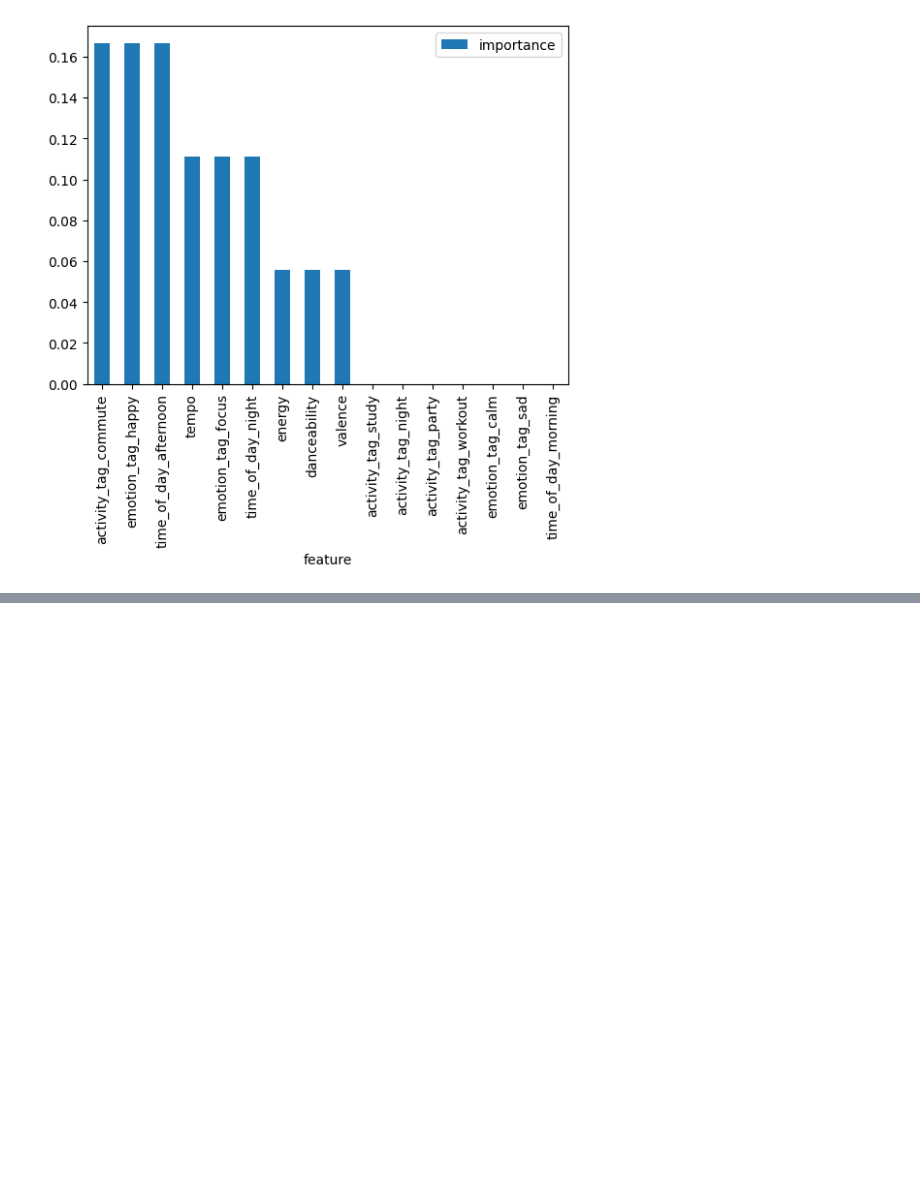
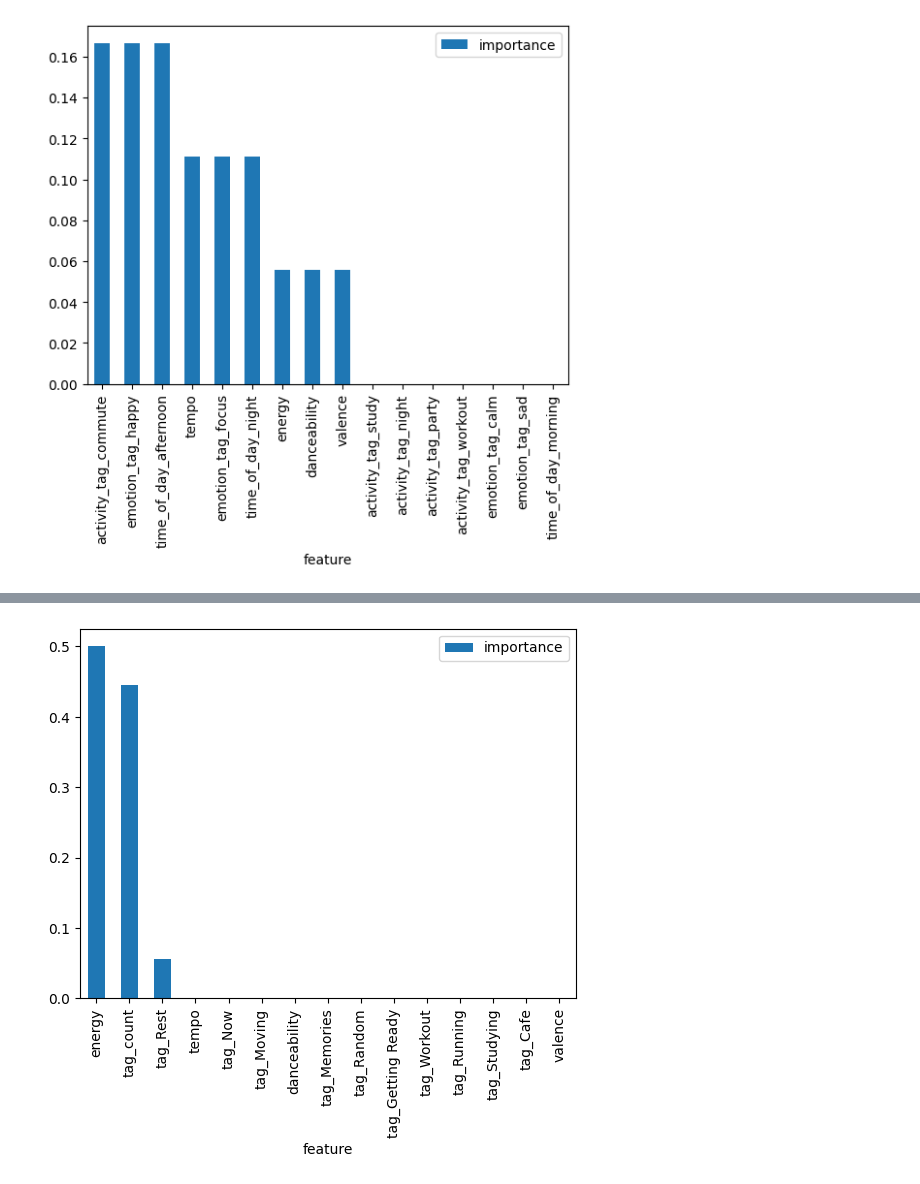
Before and after one commit to jneey2000/ML, a Jupyter notebook: music-context-ml/notebooks/EDA.ipynb, the cells around one changed output, grey strips where cells are left out. Cells and saved outputs as stored; diff of their text form; code cells hidden in the pictures; blank space fills up the shorter version.

Commit message:
DAY 4,add MUGIP context-tag features and engagement prediction

```diff
--- a/music-context-ml/notebooks/EDA.ipynb
+++ b/music-context-ml/notebooks/EDA.ipynb
@@ -293,0 +327,3 @@ plt.show()
+# %%
+df = pd.read_csv("../data/sample_music_context.csv")
+df.columns
@@ -293,0 +401,18 @@ plt.show()
+# %%
+# 1. MUGIP 태그 기반 feature를 사용해 학습/테스트 데이터 분리
+X_train, X_test, y_train, y_test = train_test_split(
+    X,
+    y,
+    test_size=0.2,
+    random_state=42
+)
+
+# 2. 새 X 구조에 맞춰 RandomForest 모델 재학습
+model = RandomForestClassifier(
+    n_estimators=10,
+    random_state=42
+)
+
+model.fit(X_train, y_train)
+
+print("Accuracy:", model.score(X_test, y_test))
@@ -293,0 +421,13 @@ plt.show()
+# %%
+# 3. 재학습된 모델 기준으로 feature importance 생성
+importance_df = pd.DataFrame({
+    "feature": X.columns,
+    "importance": model.feature_importances_
+})
+
+importance_df = importance_df.sort_values(
+    by="importance",
+    ascending=False
+)
+
+importance_df.head(15)
@@ -293,0 +451,12 @@ plt.show()
+# %%
+# 4. 중요 feature 상위 15개 시각화
+importance_df.head(15).plot(
+    x="feature",
+    y="importance",
+    kind="bar"
+)
+
+plt.xticks(rotation=90)
+plt.show()
+# %% [output]
+[figure, added]
```
Also changed, not shown: parts of 31 cells of this notebook, 1 other file.
